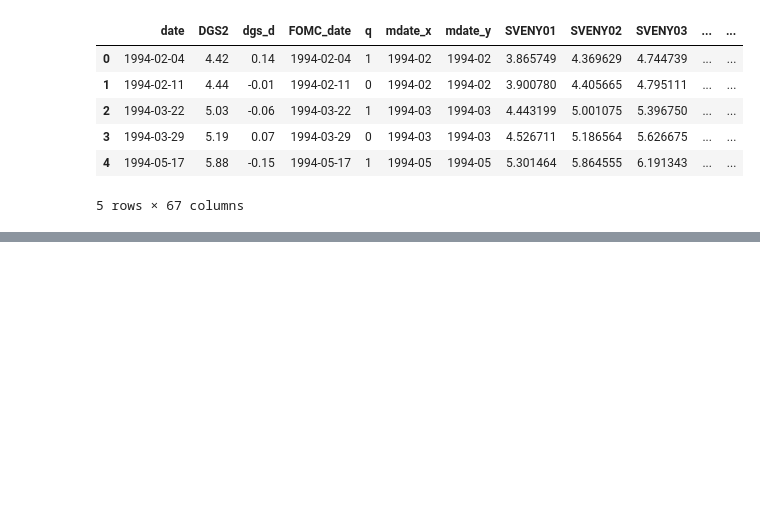
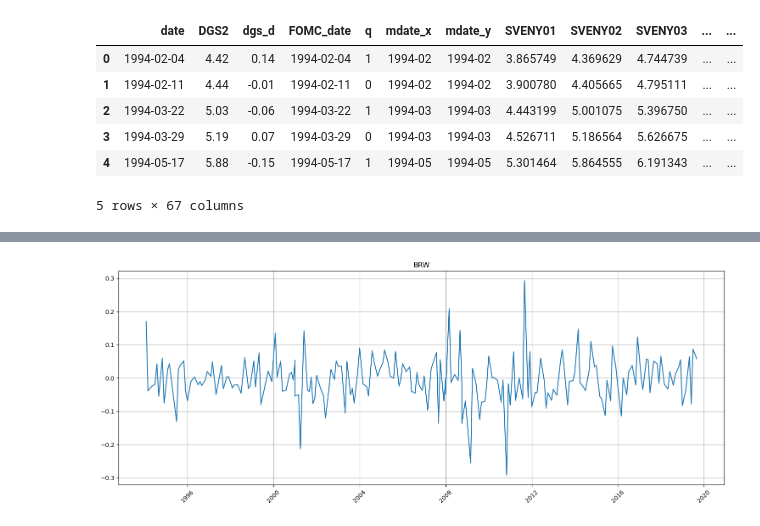
Before and after one commit to araujogab/Monetary-Shocks, a Jupyter notebook: USA/BRW.ipynb, the cells around one changed output, grey strips where cells are left out. Cells and saved outputs as stored; diff of their text form; code cells hidden in the pictures; blank space fills up the shorter version.

```diff
--- a/USA/BRW.ipynb
+++ b/USA/BRW.ipynb
@@ -225,0 +221,21 @@ data_complete
+# %%
+data_complete = data_complete.loc[~mask_q0]
+maxt = len(data_complete)
+
+aligned_dgs_d = []
+for num in range(maxt):
+    sveny_values = data_complete.iloc[num, data_complete.columns.get_loc("SVENY01_d"):data_complete.columns.get_loc("SVENY30_d") + 1].values.astype(float)
+    beta_values = data_complete.iloc[num, data_complete.columns.get_loc("beta_hat01"):data_complete.columns.get_loc("beta_hat30") + 1].values.astype(float)
+
+    # Adicionando uma constante à matriz independente (para o termo constante na regressão)
+    X = sm.add_constant(beta_values)
+
+    # Realizando a regressão usando o OLS do StatsModels
+    model = sm.OLS(sveny_values, X)
+    results = model.fit()
+
+    # Imprimindo os coeficientes beta estimados
+    aligned_dgs_d.append(results.params[1:])
+
+data_complete["new_shock"]=aligned_dgs_d
+data_complete["new_shock"] = data_complete["new_shock"].apply(lambda x: x[0])
@@ -225,0 +260,6 @@ data_complete
+# %%
+renormalization = sm.OLS(data_complete["dgs_d"], data_complete["new_shock"])
+results_renormalization = renormalization.fit()
+beta_estimado = results_renormalization.params["new_shock"]
+data_complete["BRW_daily"]=data_complete["new_shock"]*beta_estimado
+#print(results_renormalization.summary())
@@ -225,0 +288,15 @@ data_complete
+# %%
+# Converter valores do tipo Period para datetime
+mdate_values = data_complete["mdate_x"].dt.to_timestamp()
+new_shock_values = data_complete["new_shock"]
+
+# Criar um gráfico de linha
+plt.figure(figsize=(15, 6))
+plt.plot(mdate_values, new_shock_values)
+plt.title("BRW")
+plt.xticks(rotation=45)
+plt.grid(True)
+plt.tight_layout()
+plt.show()
+# %% [output]
+[figure, added]
```
Also changed, not shown: parts of 10 cells of this notebook.
